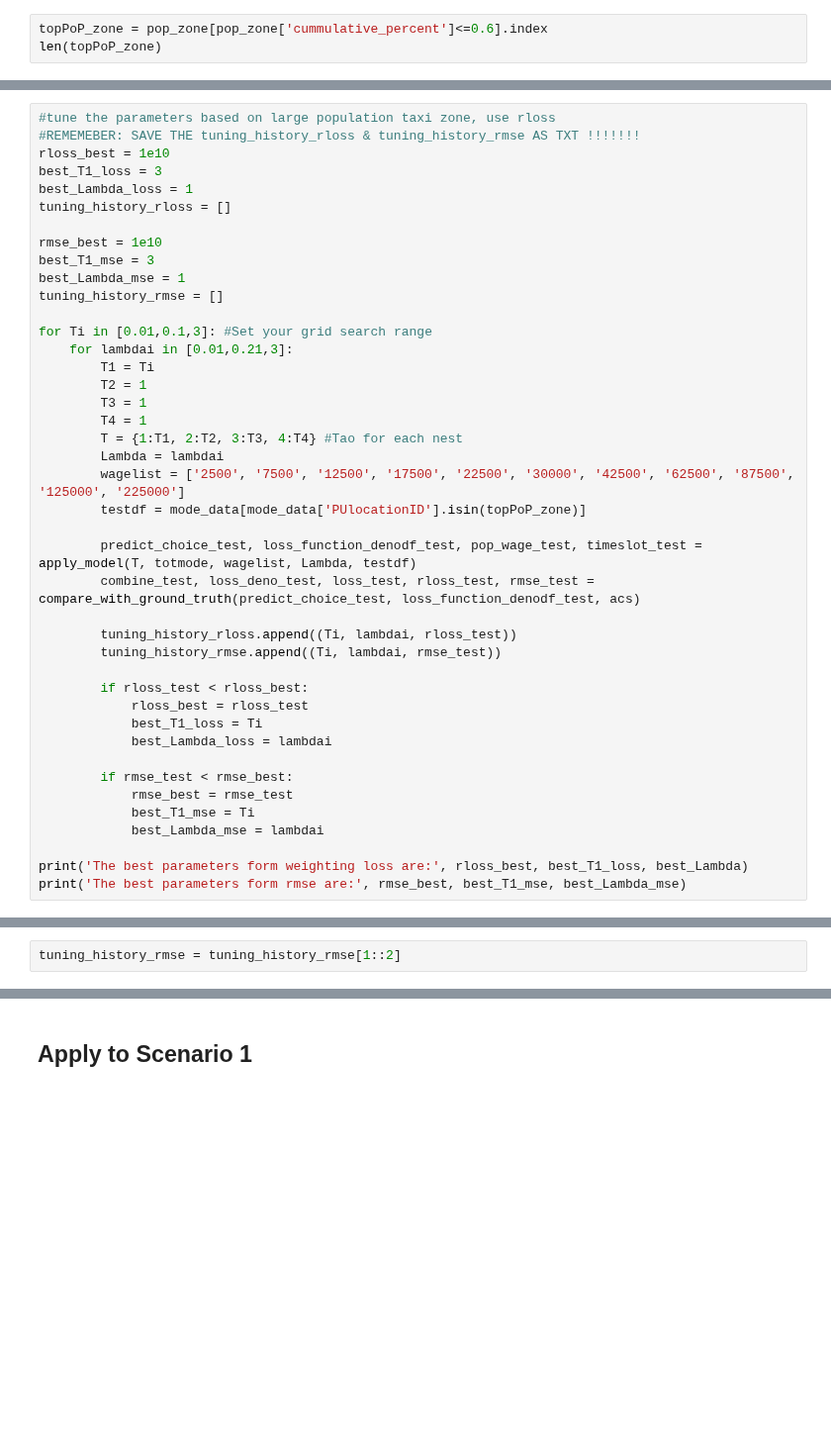
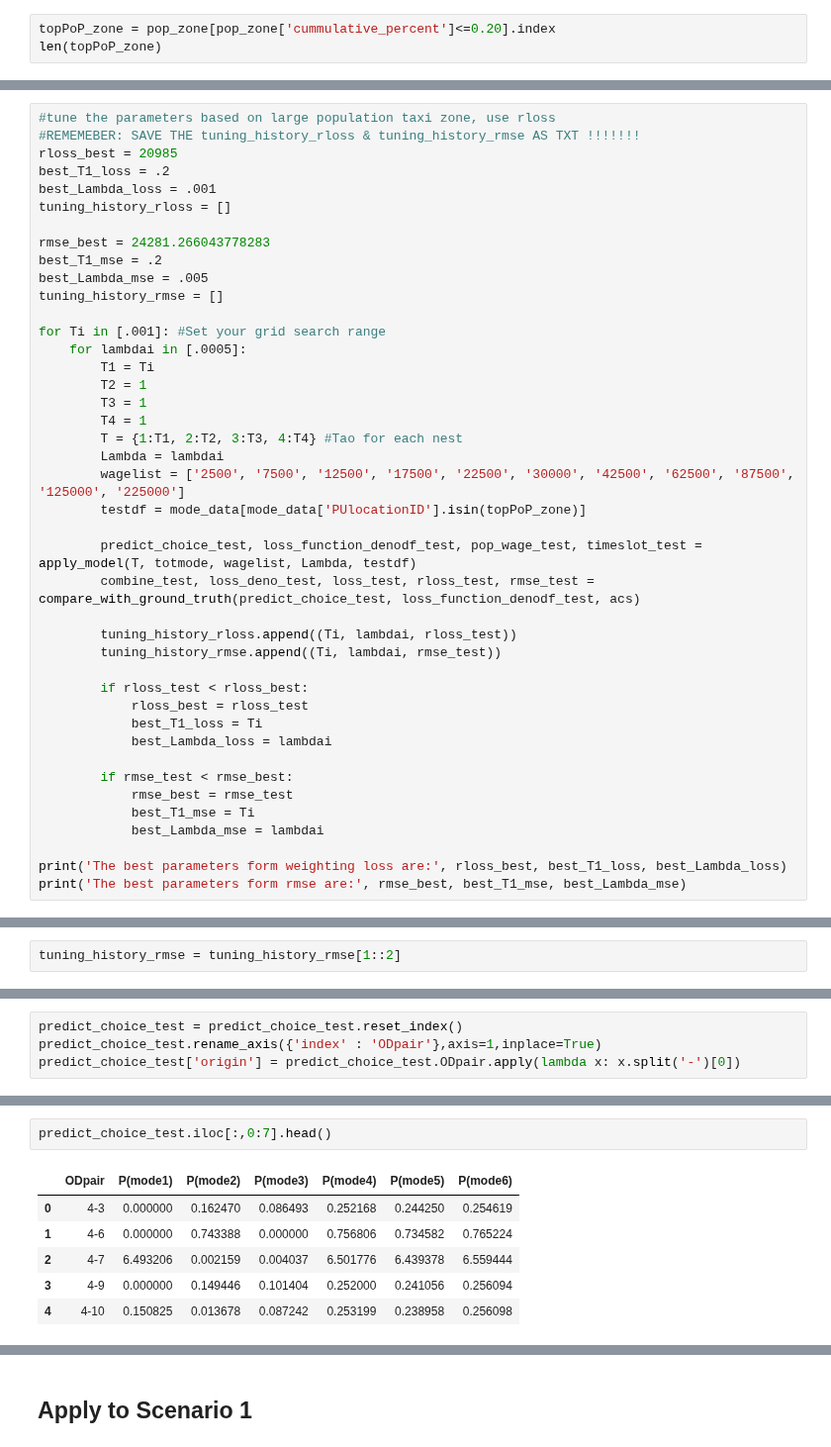
Before and after one commit to Rufei-Sheng/Manhattan-Congestion-Surcharge-Capstone, a Jupyter notebook: modeling/modeling_scenario1_(with_tune)_7_19.ipynb, the cells around one changed output, grey strips where cells are left out. Shown at 99% size. Saved outputs shown, nothing was run; the diff lists cells and outputs as text; blank space fills up the shorter version.

```diff
--- a/modeling/modeling_scenario1_(with_tune)_7_19.ipynb
+++ b/modeling/modeling_scenario1_(with_tune)_7_19.ipynb
@@ -298,6 +335,6 @@ pop_zone.head()
 | 114 | 34325.0 | 155145.0 | 0.053267 |
 | 87 | 34245.0 | 189390.0 | 0.065024 |
 # %%
-topPoP_zone = pop_zone[pop_zone['cummulative_percent']<=0.6].index
+topPoP_zone = pop_zone[pop_zone['cummulative_percent']<=0.20].index
 len(topPoP_zone)
 # %% [output]
@@ -307,18 +344,18 @@ len(topPoP_zone)
 # %%
 #tune the parameters based on large population taxi zone, use rloss
 #REMEMEBER: SAVE THE tuning_history_rloss & tuning_history_rmse AS TXT !!!!!!!
-rloss_best = 1e10
-best_T1_loss = 3
-best_Lambda_loss = 1
+rloss_best = 20985
+best_T1_loss = .2
+best_Lambda_loss = .001
 tuning_history_rloss = []
 
-rmse_best = 1e10
-best_T1_mse = 3
-best_Lambda_mse = 1
+rmse_best = 24281.266043778283
+best_T1_mse = .2
+best_Lambda_mse = .005
 tuning_history_rmse = []
 
-for Ti in [0.01,0.1,3]: #Set your grid search range
-    for lambdai in [0.01,0.21,3]:
+for Ti in [.001]: #Set your grid search range
+    for lambdai in [.0005]:
         T1 = Ti
         T2 = 1
         T3 = 1
@@ -344,6 +381,6 @@ for Ti in [0.01,0.1,3]: #Set your grid search range
             best_T1_mse = Ti
             best_Lambda_mse = lambdai
 
-print('The best parameters form weighting loss are:', rloss_best, best_T1_loss, best_Lambda)
+print('The best parameters form weighting loss are:', rloss_best, best_T1_loss, best_Lambda_loss)
 print('The best parameters form rmse are:', rmse_best, best_T1_mse, best_Lambda_mse)
 # %% [output]
@@ -390,0 +421,4 @@ with open('tuning_rmse.txt','w') as f:
+# %%
+predict_choice_test = predict_choice_test.reset_index()
+predict_choice_test.rename_axis({'index' : 'ODpair'},axis=1,inplace=True)
+predict_choice_test['origin'] = predict_choice_test.ODpair.apply(lambda x: x.split('-')[0])
@@ -390,0 +433,9 @@ with open('tuning_rmse.txt','w') as f:
+# %%
+predict_choice_test.iloc[:,0:7].head()
+# %% [output]
+|  | ODpair | P(mode1) | P(mode2) | P(mode3) | P(mode4) | P(mode5) | P(mode6) |
+| 0 | 4-3 | 0.000000 | 0.162470 | 0.086493 | 0.252168 | 0.244250 | 0.254619 |
+| 1 | 4-6 | 0.000000 | 0.743388 | 0.000000 | 0.756806 | 0.734582 | 0.765224 |
+| 2 | 4-7 | 6.493206 | 0.002159 | 0.004037 | 6.501776 | 6.439378 | 6.559444 |
+| 3 | 4-9 | 0.000000 | 0.149446 | 0.101404 | 0.252000 | 0.241056 | 0.256094 |
+| 4 | 4-10 | 0.150825 | 0.013678 | 0.087242 | 0.253199 | 0.238958 | 0.256098 |
```
Also changed, not shown: parts of 21 cells of this notebook, 7 other files.
